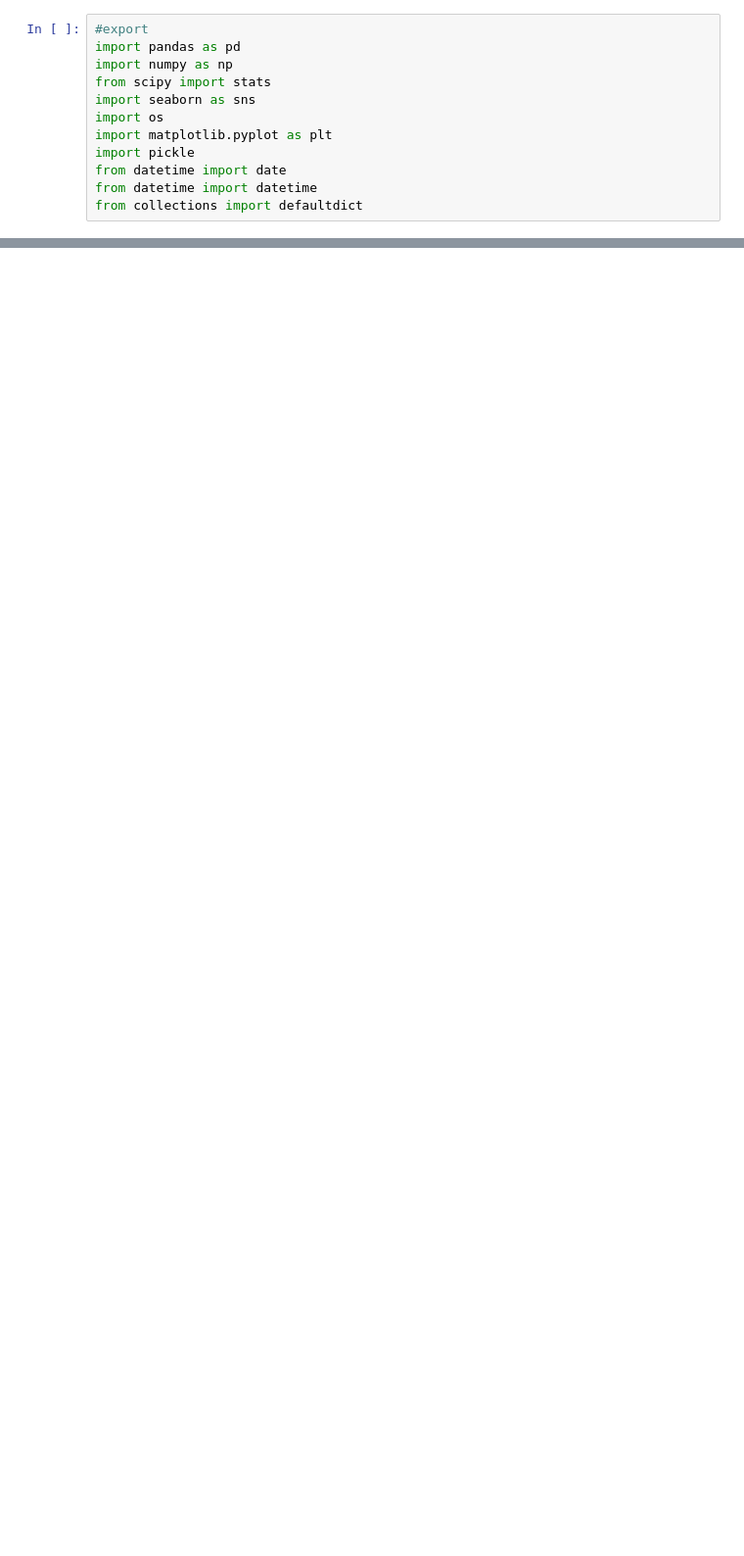
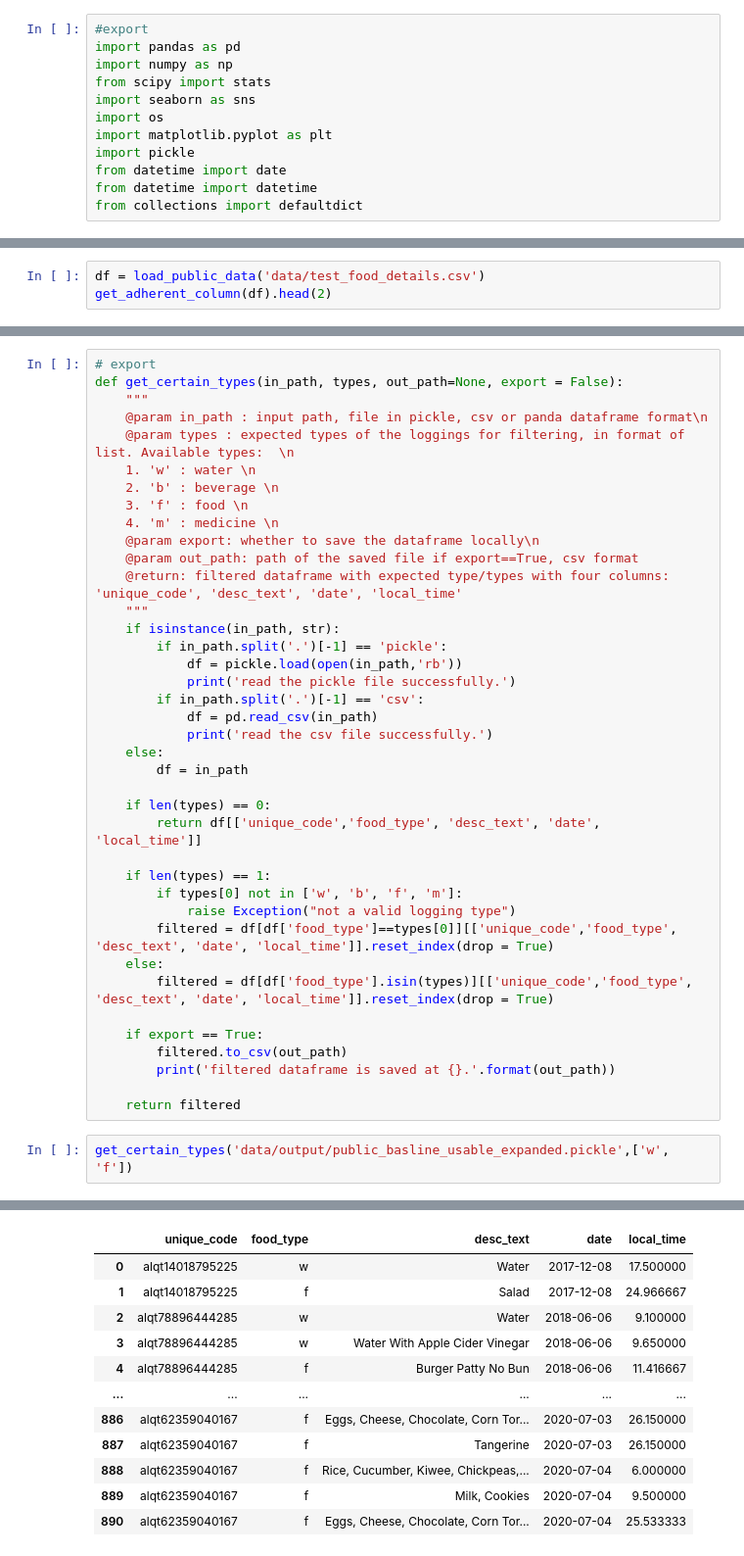
Before and after one commit to tktran11/treets, a Jupyter notebook: 00_core.ipynb, the cells around one changed output, grey strips where cells are left out. Shown: that part at 98% size. Cells and saved outputs as stored; diff of their text form; blank space fills up the shorter version.

```diff
--- a/00_core.ipynb
+++ b/00_core.ipynb
@@ -211,0 +226,3 @@ def adherent(s):
+# %%
+df = load_public_data('data/test_food_details.csv')
+get_adherent_column(df).head(2)
@@ -331,3 +368,45 @@ All food is counted!
 | 854 | cheeseburger | 1 |
 | 855 | ramen | 1 |
 856 rows × 2 columns
+# %%
+# export
+def get_certain_types(in_path, types, out_path=None, export = False):
+    """
+    @param in_path : input path, file in pickle, csv or panda dataframe format\n
+    @param types : expected types of the loggings for filtering, in format of list. Available types:  \n
+    1. 'w' : water \n
+    2. 'b' : beverage \n
+    3. 'f' : food \n
+    4. 'm' : medicine \n
+    @param export: whether to save the dataframe locally\n
+    @param out_path: path of the saved file if export==True, csv format
+    @return: filtered dataframe with expected type/types with four columns: 'unique_code', 'desc_text', 'date', 'local_time'
+    """
+    if isinstance(in_path, str):
+        if in_path.split('.')[-1] == 'pickle':
+            df = pickle.load(open(in_path,'rb'))
+            print('read the pickle file successfully.')
+        if in_path.split('.')[-1] == 'csv':
+            df = pd.read_csv(in_path)
+            print('read the csv file successfully.')
+    else:
+        df = in_path
+
+    if len(types) == 0:
+        return df[['unique_code','food_type', 'desc_text', 'date', 'local_time']]
+
+    if len(types) == 1:
+        if types[0] not in ['w', 'b', 'f', 'm']:
+            raise Exception("not a valid logging type")
+        filtered = df[df['food_type']==types[0]][['unique_code','food_type', 'desc_text', 'date', 'local_time']].reset_index(drop = True)
+    else:
+        filtered = df[df['food_type'].isin(types)][['unique_code','food_type', 'desc_text', 'date', 'local_time']].reset_index(drop = True)
+
+    if export == True:
+        filtered.to_csv(out_path)
+        print('filtered dataframe is saved at {}.'.format(out_path))
+
+    return filtered
+# %%
+get_certain_types('data/output/public_basline_usable_expanded.pickle',['w', 'f'])
+# %% [output]
@@ -333,0 +414,12 @@ All food is counted!
+|  | unique_code | food_type | desc_text | date | local_time |
+| 0 | alqt14018795225 | w | Water | 2017-12-08 | 17.500000 |
+| 1 | alqt14018795225 | f | Salad | 2017-12-08 | 24.966667 |
+| 2 | alqt78896444285 | w | Water | 2018-06-06 | 9.100000 |
+| 3 | alqt78896444285 | w | Water With Apple Cider Vinegar | 2018-06-06 | 9.650000 |
+| 4 | alqt78896444285 | f | Burger Patty No Bun | 2018-06-06 | 11.416667 |
+| ... | ... | ... | ... | ... | ... |
+| 886 | alqt62359040167 | f | Eggs, Cheese, Chocolate, Corn Tor... | 2020-07-03 | 26.150000 |
+| 887 | alqt62359040167 | f | Tangerine | 2020-07-03 | 26.150000 |
+| 888 | alqt62359040167 | f | Rice, Cucumber, Kiwee, Chickpeas,... | 2020-07-04 | 6.000000 |
+| 889 | alqt62359040167 | f | Milk, Cookies | 2020-07-04 | 9.500000 |
+| 890 | alqt62359040167 | f | Eggs, Cheese, Chocolate, Corn Tor... | 2020-07-04 | 25.533333 |
```
Also changed, not shown: parts of 22 cells of this notebook, 3 other files.
